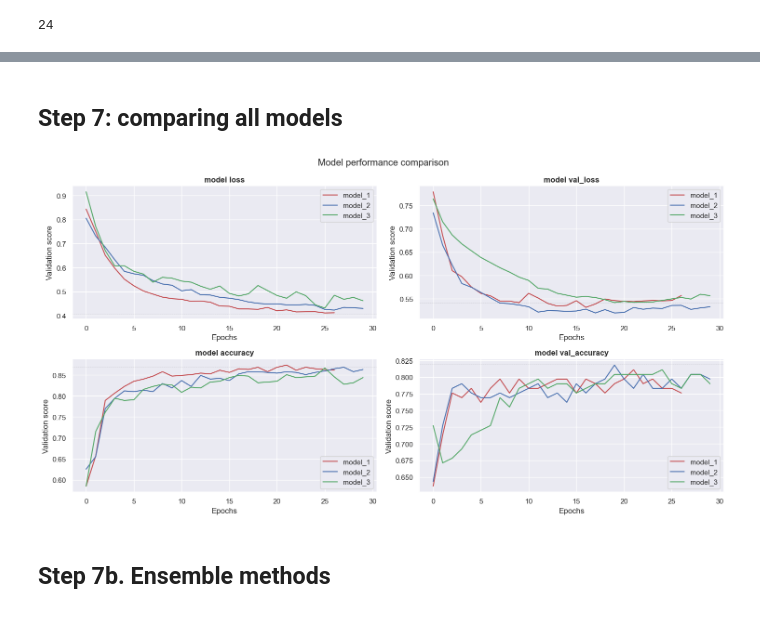
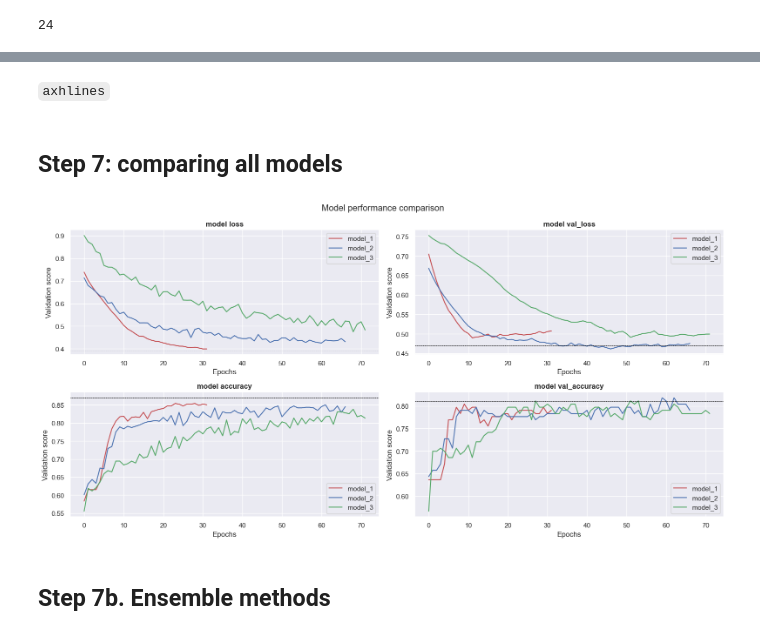
Before and after one commit to Harmxn02/DL-Project-titanic, a Jupyter notebook: main.ipynb, the cells around one changed output, grey strips where cells are left out. Drawn from its saved outputs; the diff is of its cells as text; code cells hidden in the pictures.

```diff
--- a/main.ipynb
+++ b/main.ipynb
@@ -378,8 +353,12 @@ model_2.compile(optimizer="adam", loss="binary_crossentropy", metrics=["accuracy
 # %%
-early_stopping =  EarlyStopping(patience=10)
+# Define a custom optimizer with a different learning rate
+optimizer = Adam(learning_rate=0.001, clipnorm=1.0)
+model_2.compile(optimizer=optimizer, loss="binary_crossentropy", metrics=["accuracy"])
 
+
+early_stopping =  EarlyStopping(patience=20)
 fit_2 = model_2.fit(X_train_stand, y_train_class,
-        epochs=512, batch_size=32, validation_split=0.2,
+        epochs=100, batch_size=32, validation_split=0.2,
         callbacks=[early_stopping],
         verbose=0   # hides training process
     )
@@ -428,5 +402,12 @@ model_3 = get_model()
 # %%
 # Define a custom optimizer with a different learning rate
-optimizer = Adam(learning_rate=0.001)
+optimizer = Adam(learning_rate=0.001, clipnorm=1.0)
+model_3.compile(optimizer=optimizer, loss="binary_crossentropy", metrics=["accuracy"])
 
-model_3.compile(optimizer=optimizer, loss="binary_crossentropy", metrics=["accuracy"])
+
+early_stopping =  EarlyStopping(patience=20)
+fit_3 = model_3.fit(X_train_stand, y_train_class,
+        epochs=100, batch_size=32, validation_split=0.2,
+        callbacks=[early_stopping],
+        verbose=0   # hides training process
+    )
@@ -435,8 +413,0 @@ model_3.compile(optimizer=optimizer, loss="binary_crossentropy", metrics=["accur
-# %%
-early_stopping =  EarlyStopping(patience=10)
-
-fit_3 = model_3.fit(X_train_stand, y_train_class,
-        epochs=512, batch_size=32, validation_split=0.2,
-        callbacks=[early_stopping],
-        verbose=0   # hides training process
-    )
@@ -456,7 +414,14 @@ plt.show()
+# %% [markdown]
+`axhlines`
+# %%
+axh_ml = 0.39
+axh_mvl = 0.47
+axh_ma = 0.87
+axh_mva = 0.81
 # %% [markdown]
 ## Step 7: comparing all models
 # %%
-fig, ax = plt.subplots(2, 2, figsize=(15, 8))
+fig, ax = plt.subplots(2, 2, figsize=(16, 8))
 
 # PLOT 1
 ax[0,0].plot(fit_1.history["loss"], 'r',
@@ -467,7 +432,7 @@ ax[0,0].set_title('model loss', fontweight = "bold")
 ax[0,0].set_xlabel('Epochs')
 ax[0,0].set_ylabel('Validation score')
 ax[0,0].legend(['model_1', 'model_2', 'model_3'], loc='upper right')
-ax[0,0].axhline(0.405, color='black', linestyle='--', linewidth=.5)
+ax[0,0].axhline(axh_ml, color='black', linestyle='--', linewidth=.5)
 
 
 # PLOT 2
@@ -479,38 +444,38 @@ ax[0,1].set_title('model val_loss', fontweight = "bold")
 ax[0,1].set_xlabel('Epochs')
 ax[0,1].set_ylabel('Validation score')
 ax[0,1].legend(['model_1', 'model_2', 'model_3'], loc='upper right')
-ax[0,1].axhline(0.54, color='black', linestyle='--', linewidth=.5)
+ax[0,1].axhline(axh_mvl, color='black', linestyle='--', linewidth=.5)
 
 
 # PLOT 3
 ax[1,0].plot(fit_1.history["accuracy"], 'r',
          fit_2.history["accuracy"], 'b',
          fit_3.history["accuracy"], 'g',
          )
 ax[1,0].set_title('model accuracy', fontweight = "bold")
 ax[1,0].set_xlabel('Epochs')
 ax[1,0].set_ylabel('Validation score')
 ax[1,0].legend(['model_1', 'model_2', 'model_3'], loc='lower right')
-ax[1,0].axhline(0.87, color='black', linestyle='--', linewidth=.5)
+ax[1,0].axhline(axh_ma, color='black', linestyle='--', linewidth=.5)
 
 
 # PLOT 4
 ax[1,1].plot(fit_1.history["val_accuracy"], 'r',
          fit_2.history["val_accuracy"], 'b',
          fit_3.history["val_accuracy"], 'g',
          )
 ax[1,1].set_title('model val_accuracy', fontweight = "bold")
 ax[1,1].set_xlabel('Epochs')
 ax[1,1].set_ylabel('Validation score')
 ax[1,1].legend(['model_1', 'model_2', 'model_3'], loc='lower right')
-ax[1,1].axhline(0.82, color='black', linestyle='--', linewidth=.5)
+ax[1,1].axhline(axh_mva, color='black', linestyle='--', linewidth=.5)
 
 
 fig.suptitle("Model performance comparison")
 plt.tight_layout()
 plt.show()
 # %% [output]
-[figure, old version]
+[figure, new version]
 # %% [markdown]
 ## Step 7b. Ensemble methods
 # %% [markdown]
```
Also changed, not shown: parts of 20 cells of this notebook, 1 other file.
